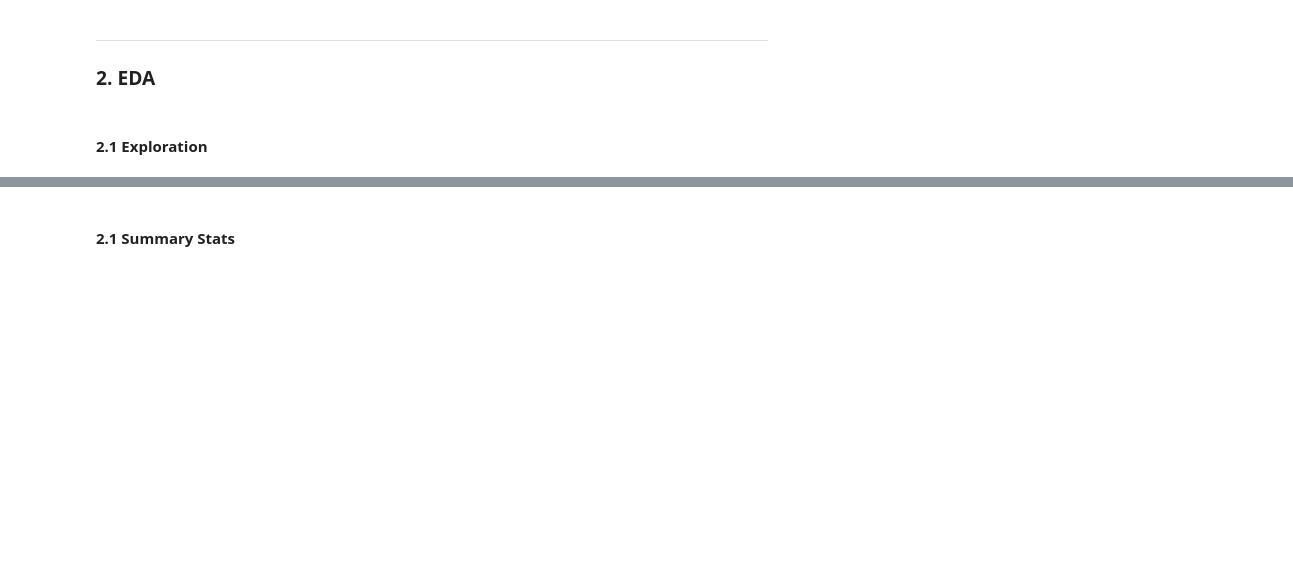
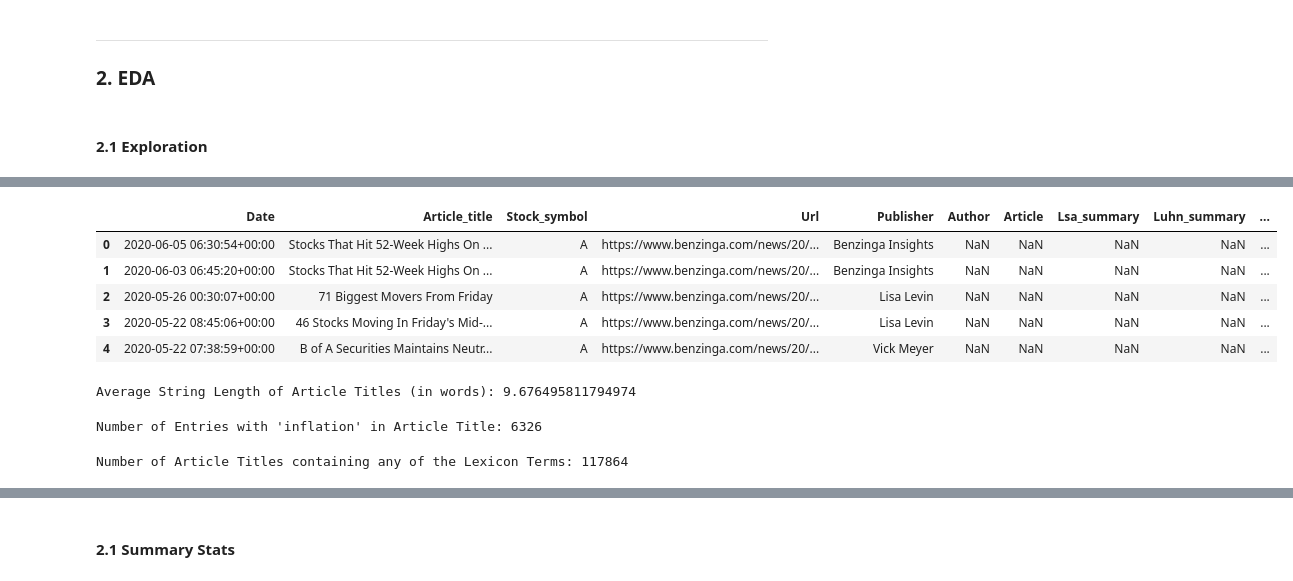
Before and after one commit to paultltc/InflaBERT, a Jupyter notebook: source/eda/news_eda.ipynb, the cells around one changed output, grey strips where cells are left out. Saved outputs shown, nothing was run; the diff lists cells and outputs as text; code cells hidden in the pictures; blank space fills up the shorter version.

```diff
--- a/source/eda/news_eda.ipynb
+++ b/source/eda/news_eda.ipynb
@@ -39,0 +111,11 @@ pip install requirements.txt
+# %%
+path_2 = '../../data/All_external.csv'
+
+external_news = pd.read_csv(path_2, nrows=5000000)
+
+oldest_date = external_news['Date'].min()
+newest_date = external_news['Date'].max()
+
+# Display the range of dates
+print("Oldest Date:", oldest_date)
+print("Newest Date:", newest_date)
@@ -39,0 +125,17 @@ pip install requirements.txt
+# %%
+external_news['Date'] = pd.to_datetime(external_news['Date'])
+
+# Filter rows to include only entries from 1999 or later
+external_news_filtered = external_news[external_news['Date'].dt.year >= 1999]
+
+# Display the range of dates after filtering
+oldest_date_filtered = external_news_filtered['Date'].min()
+newest_date_filtered = external_news_filtered['Date'].max()
+
+print("Oldest Date after filtering:", oldest_date_filtered)
+print("Newest Date after filtering:", newest_date_filtered)
+
+# Display the yearly count of entries after filtering
+yearly_counts_filtered = external_news_filtered['Date'].dt.year.value_counts().sort_index()
+print("\nYearly Counts of News Entries after filtering:")
+print(yearly_counts_filtered)
@@ -39,0 +160,44 @@ pip install requirements.txt
+# %%
+external_news_filtered.head()
+# %% [output]
+|  | Date | Article_title | Stock_symbol | Url | Publisher | Author | Article | Lsa_summary | Luhn_summary | ... |
+| 0 | 2020-06-05 06:30:54+00:00 | Stocks That Hit 52-Week Highs On ... | A | https://www.benzinga.com/news/20/... | Benzinga Insights | NaN | NaN | NaN | NaN | ... |
+| 1 | 2020-06-03 06:45:20+00:00 | Stocks That Hit 52-Week Highs On ... | A | https://www.benzinga.com/news/20/... | Benzinga Insights | NaN | NaN | NaN | NaN | ... |
+| 2 | 2020-05-26 00:30:07+00:00 | 71 Biggest Movers From Friday | A | https://www.benzinga.com/news/20/... | Lisa Levin | NaN | NaN | NaN | NaN | ... |
+| 3 | 2020-05-22 08:45:06+00:00 | 46 Stocks Moving In Friday's Mid-... | A | https://www.benzinga.com/news/20/... | Lisa Levin | NaN | NaN | NaN | NaN | ... |
+| 4 | 2020-05-22 07:38:59+00:00 | B of A Securities Maintains Neutr... | A | https://www.benzinga.com/news/20/... | Vick Meyer | NaN | NaN | NaN | NaN | ... |
+# %%
+average_title_length = external_news_filtered['Article_title'].apply(lambda x: len(x.split())).mean()
+
+# Display the average string length
+print("Average String Length of Article Titles (in words):", average_title_length)
+# %% [output]
+Average String Length of Article Titles (in words): 9.676495811794974
+# %%
+num_entries_with_inflation = sentiment_news_filtered['Article_title'].str.contains('inflation', case=False).sum()
+
+# Display the number of entries containing 'inflation' in the Article_title
+print("Number of Entries with 'inflation' in Article Title:", num_entries_with_inflation)
+# %% [output]
+Number of Entries with 'inflation' in Article Title: 6326
+# %%
+# Define the list of lexicon terms
+lexicon_terms = [
+    "price", "cost of living", "high bill", "inflation", "expensive", "gasoline price",
+    "high rent", "low rent", "energy costs", "deflation", "disinflation", "sale",
+    "sell-off", "low bill", "low cost", "cheap"
+]
+
+# Create a regex pattern to match any of the lexicon terms as whole words
+pattern = '|'.join(r'\b{}\b'.format(term) for term in lexicon_terms)
+
+# Filter DataFrame to include only entries where 'Article_title' contains any of the lexicon terms
+titles_with_lexicon_terms = sentiment_news_filtered[sentiment_news_filtered['Article_title'].str.contains(pattern, case=False)]
+
+# Count the number of article titles containing any of the lexicon terms
+num_titles_with_lexicon_terms = len(titles_with_lexicon_terms)
+
+# Display the count of article titles containing any of the lexicon terms
+print("Number of Article Titles containing any of the Lexicon Terms:", num_titles_with_lexicon_terms)
+# %% [output]
+Number of Article Titles containing any of the Lexicon Terms: 117864
```
Also changed, not shown: parts of 19 cells of this notebook, 3 other files.
